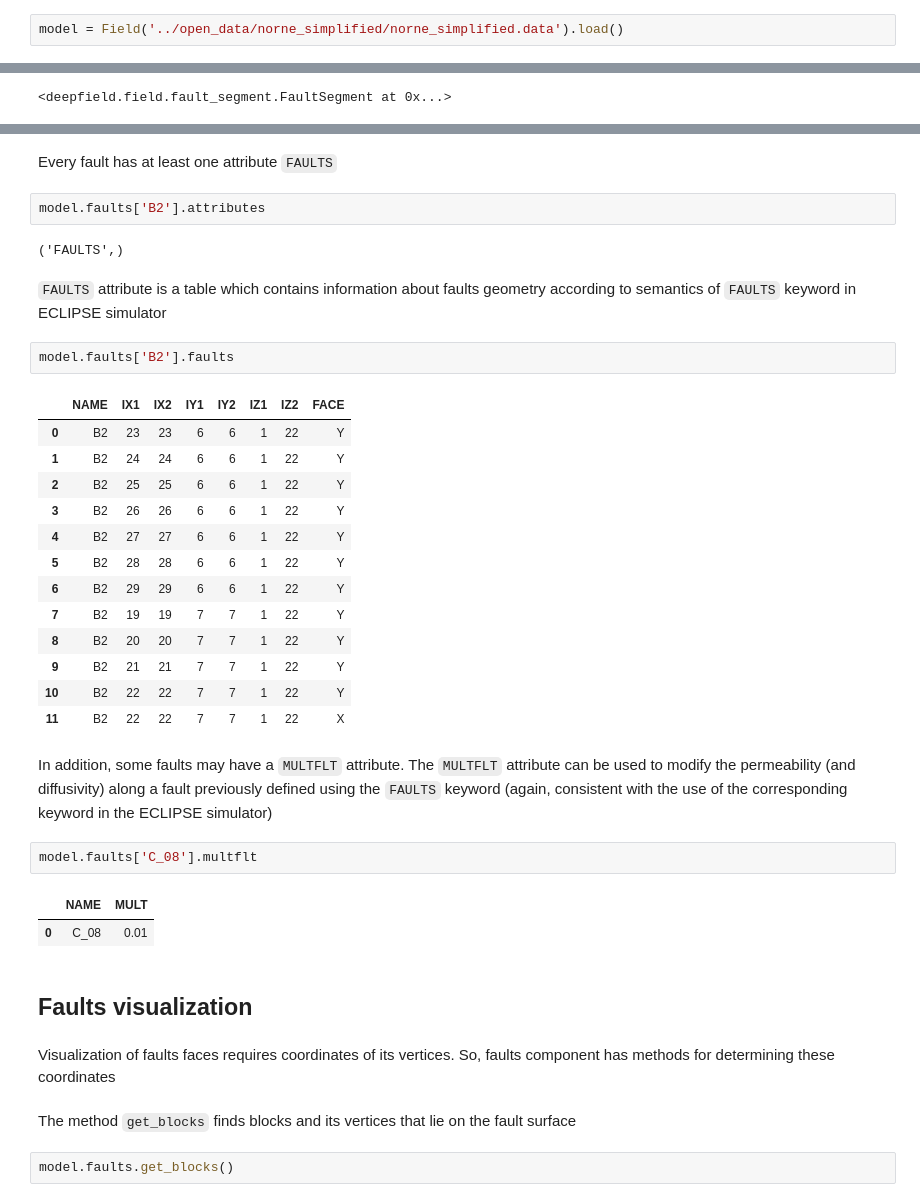
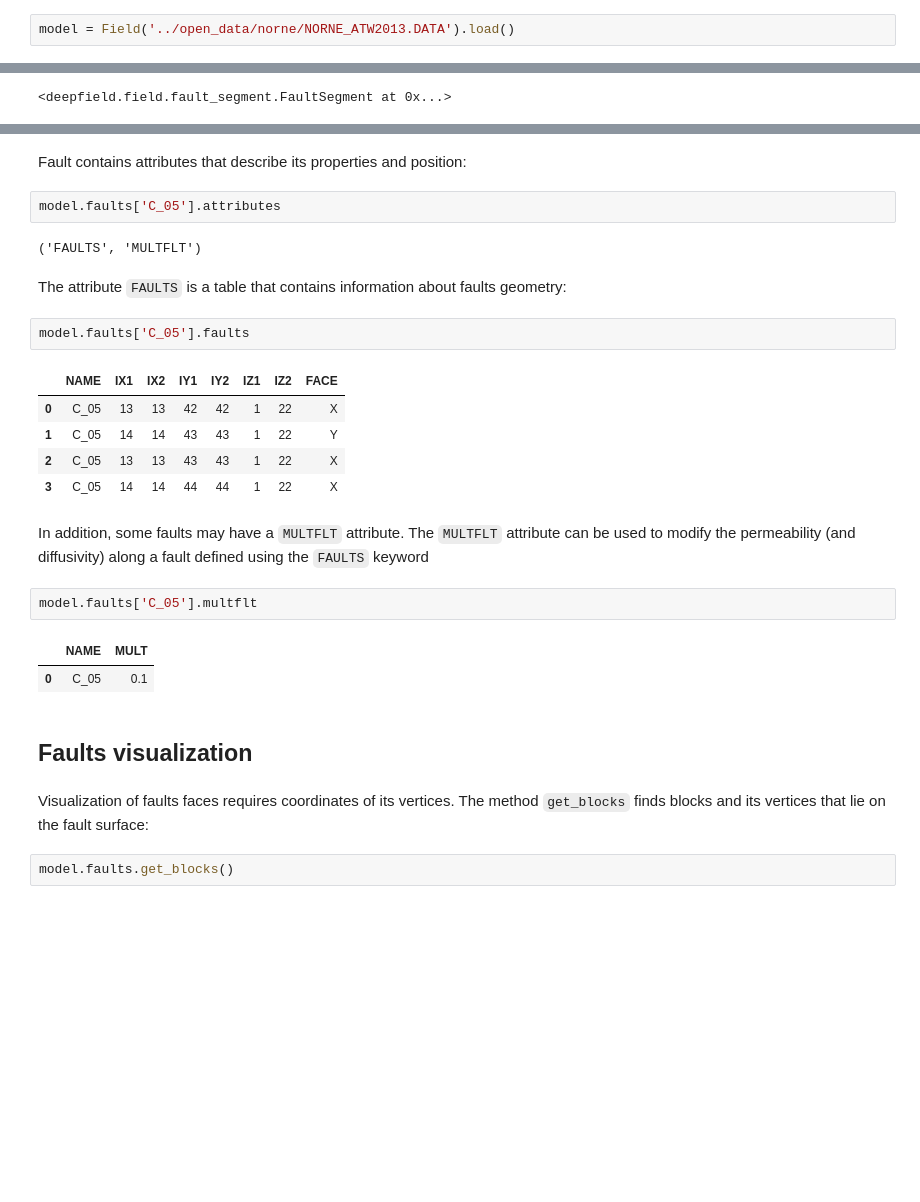
Before and after one commit to deepfield-team/DeepField, a Jupyter notebook: tutorials/09.Faults.ipynb, the cells around one changed output, grey strips where cells are left out. Drawn from its saved outputs; the diff is of its cells as text; blank space fills up the shorter version.

Commit message:
upd faults

```diff
--- a/tutorials/09.Faults.ipynb
+++ b/tutorials/09.Faults.ipynb
@@ -21,6 +19,6 @@ np.set_printoptions(threshold=4)
 # %% [markdown]
 Load a model with faults
 # %%
-model = Field('../open_data/norne_simplified/norne_simplified.data').load()
+model = Field('../open_data/norne/NORNE_ATW2013.DATA').load()
 # %% [output]
 INFO:Field:Using default config.
@@ -61,40 +70,30 @@ model.faults.drop('G_09')
-# %% [markdown]
-Every fault has at least one attribute `FAULTS`
-# %%
-model.faults['B2'].attributes
-# %% [output]
-('FAULTS',)
+# %% [markdown]
+Fault contains attributes that describe its properties and position:
+# %%
+model.faults['C_05'].attributes
+# %% [output]
+('FAULTS', 'MULTFLT')
 # %% [markdown]
-`FAULTS` attribute is a table which contains information about faults geometry according to semantics of `FAULTS` keyword in ECLIPSE simulator
+The attribute `FAULTS` is a table that contains information about faults geometry:
 # %%
-model.faults['B2'].faults
+model.faults['C_05'].faults
 # %% [output]
 |  | NAME | IX1 | IX2 | IY1 | IY2 | IZ1 | IZ2 | FACE |
-| 0 | B2 | 23 | 23 | 6 | 6 | 1 | 22 | Y |
-| 1 | B2 | 24 | 24 | 6 | 6 | 1 | 22 | Y |
-| 2 | B2 | 25 | 25 | 6 | 6 | 1 | 22 | Y |
-| 3 | B2 | 26 | 26 | 6 | 6 | 1 | 22 | Y |
-| 4 | B2 | 27 | 27 | 6 | 6 | 1 | 22 | Y |
-| 5 | B2 | 28 | 28 | 6 | 6 | 1 | 22 | Y |
-| 6 | B2 | 29 | 29 | 6 | 6 | 1 | 22 | Y |
-| 7 | B2 | 19 | 19 | 7 | 7 | 1 | 22 | Y |
-| 8 | B2 | 20 | 20 | 7 | 7 | 1 | 22 | Y |
-| 9 | B2 | 21 | 21 | 7 | 7 | 1 | 22 | Y |
-| 10 | B2 | 22 | 22 | 7 | 7 | 1 | 22 | Y |
-| 11 | B2 | 22 | 22 | 7 | 7 | 1 | 22 | X |
+| 0 | C_05 | 13 | 13 | 42 | 42 | 1 | 22 | X |
+| 1 | C_05 | 14 | 14 | 43 | 43 | 1 | 22 | Y |
+| 2 | C_05 | 13 | 13 | 43 | 43 | 1 | 22 | X |
+| 3 | C_05 | 14 | 14 | 44 | 44 | 1 | 22 | X |
 # %% [markdown]
-In addition, some faults may have a `MULTFLT` attribute. The `MULTFLT` attribute can be used to modify the permeability (and diffusivity) along a fault previously defined using the `FAULTS` keyword (again, consistent with the use of the corresponding keyword in the ECLIPSE simulator)
+In addition, some faults may have a `MULTFLT` attribute. The `MULTFLT` attribute can be used to modify the permeability (and diffusivity) along a fault defined using the `FAULTS` keyword
 # %%
-model.faults['C_08'].multflt
+model.faults['C_05'].multflt
 # %% [output]
 |  | NAME | MULT |
-| 0 | C_08 | 0.01 |
+| 0 | C_05 | 0.1 |
 # %% [markdown]
 ## Faults visualization
 # %% [markdown]
-Visualization of faults faces requires coordinates of its vertices. So, faults component has methods for determining these coordinates
+Visualization of faults faces requires coordinates of its vertices. The method `get_blocks` finds blocks and its vertices that lie on the fault surface:
-# %% [markdown]
-The method `get_blocks` finds blocks and its vertices that lie on the fault surface
 # %%
 model.faults.get_blocks()
 # %% [output]
```
Also changed, not shown: parts of 26 cells of this notebook, 1 other file.
